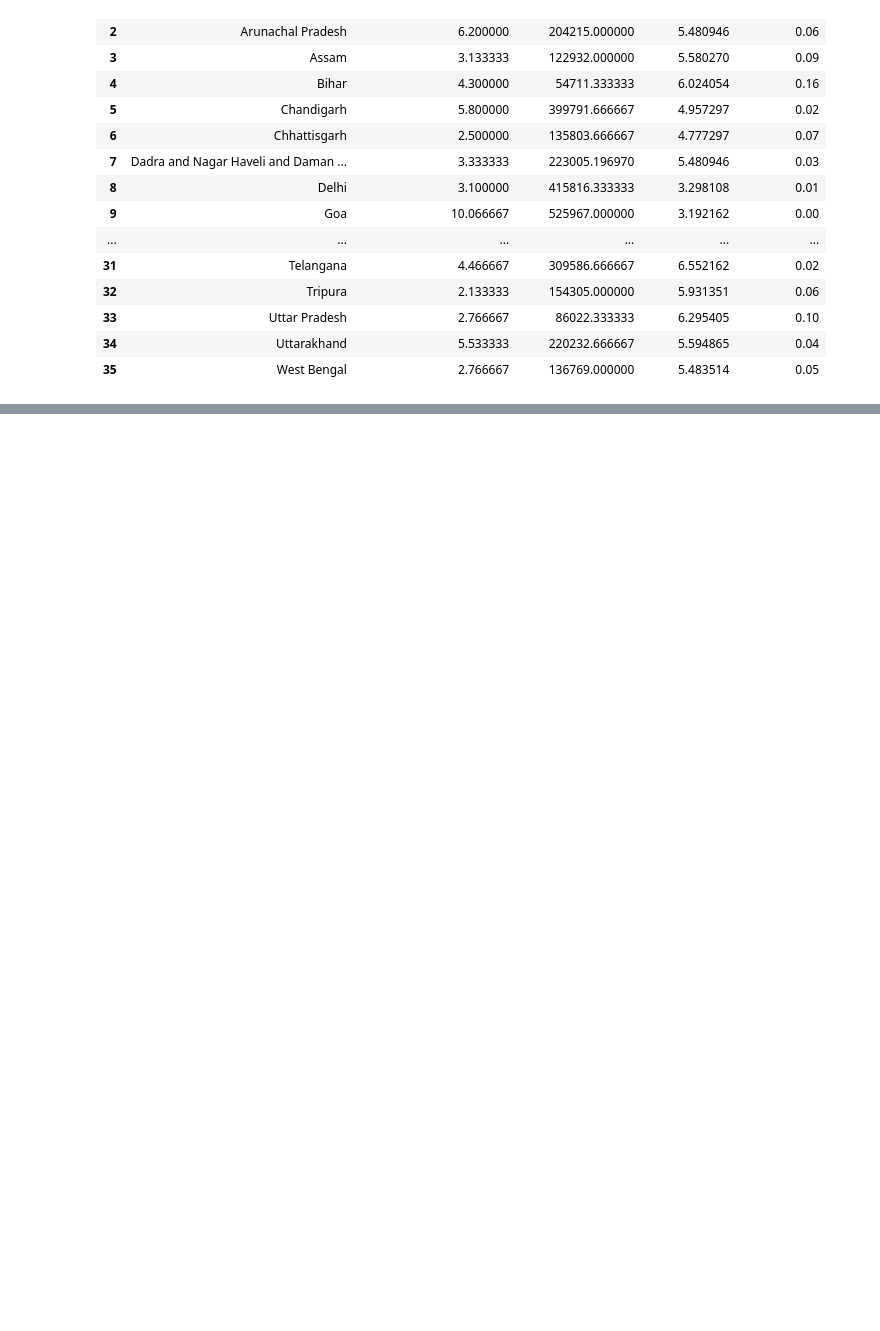
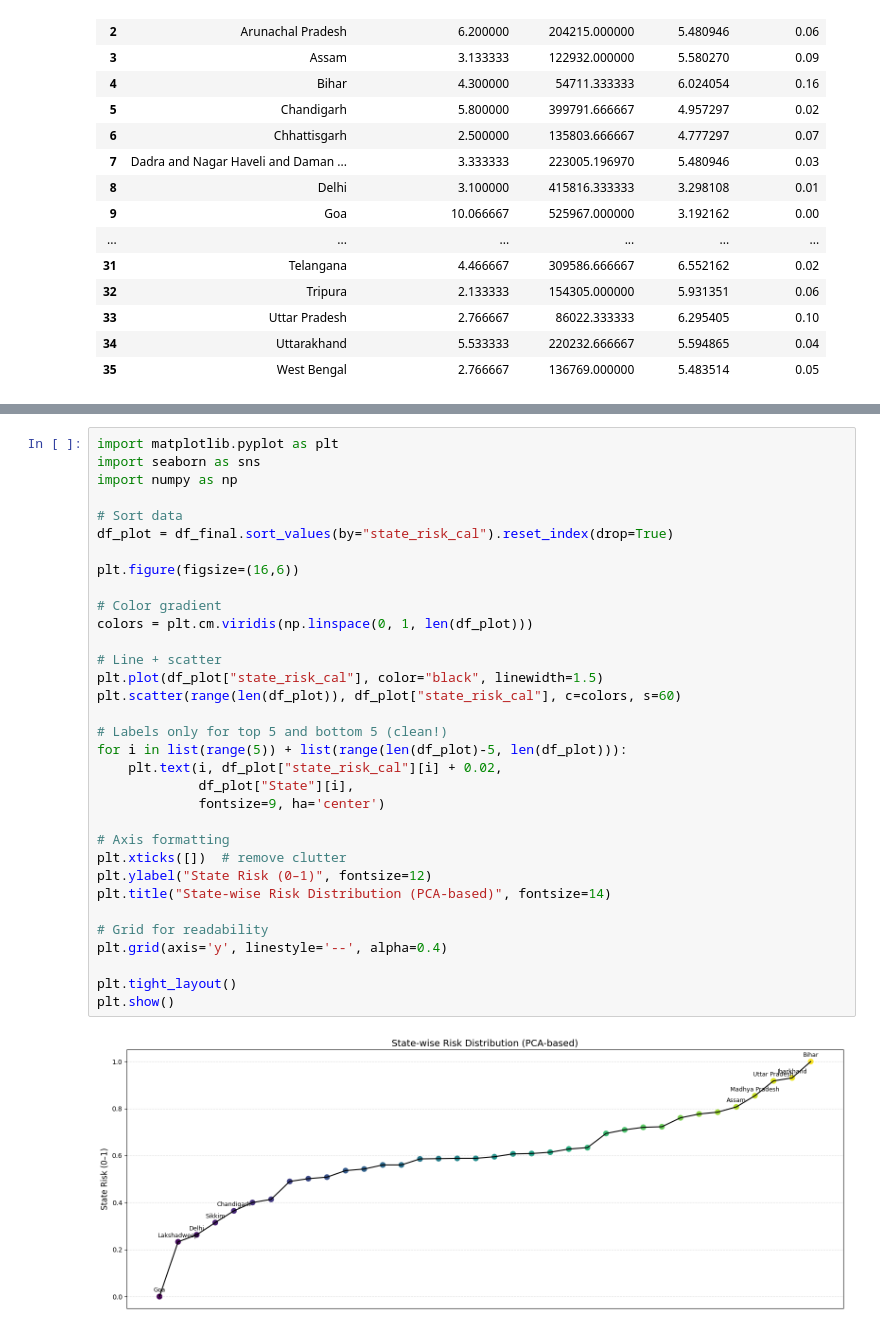
Before and after one commit to UKD1211/Tier_N_Supplier_Visibility_Risk_Pred, a Jupyter notebook: state_wise_risk.ipynb, the cells around one changed output, grey strips where cells are left out. Cells and saved outputs as stored; diff of their text form; blank space fills up the shorter version.

```diff
--- a/state_wise_risk.ipynb
+++ b/state_wise_risk.ipynb
@@ -520,0 +703,35 @@ df_final
+# %%
+import matplotlib.pyplot as plt
+import seaborn as sns
+import numpy as np
+
+# Sort data
+df_plot = df_final.sort_values(by="state_risk_cal").reset_index(drop=True)
+
+plt.figure(figsize=(16,6))
+
+# Color gradient
+colors = plt.cm.viridis(np.linspace(0, 1, len(df_plot)))
+
+# Line + scatter
+plt.plot(df_plot["state_risk_cal"], color="black", linewidth=1.5)
+plt.scatter(range(len(df_plot)), df_plot["state_risk_cal"], c=colors, s=60)
+
+# Labels only for top 5 and bottom 5 (clean!)
+for i in list(range(5)) + list(range(len(df_plot)-5, len(df_plot))):
+    plt.text(i, df_plot["state_risk_cal"][i] + 0.02,
+             df_plot["State"][i],
+             fontsize=9, ha='center')
+
+# Axis formatting
+plt.xticks([])  # remove clutter
+plt.ylabel("State Risk (0–1)", fontsize=12)
+plt.title("State-wise Risk Distribution (PCA-based)", fontsize=14)
+
+# Grid for readability
+plt.grid(axis='y', linestyle='--', alpha=0.4)
+
+plt.tight_layout()
+plt.show()
+# %% [output]
+[figure, added]
```
Also changed, not shown: parts of 23 cells of this notebook.
